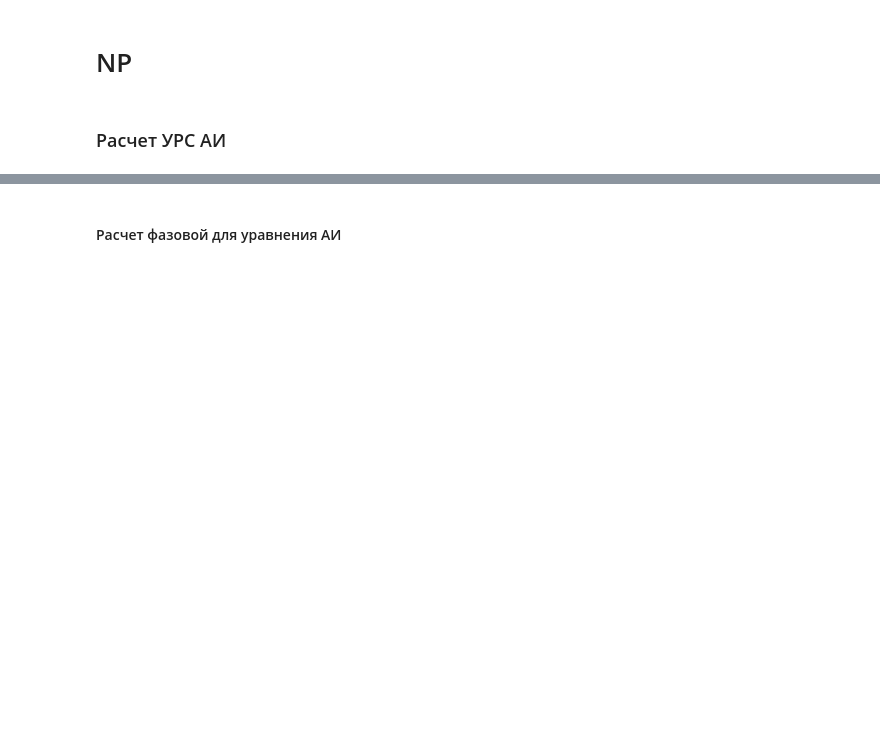
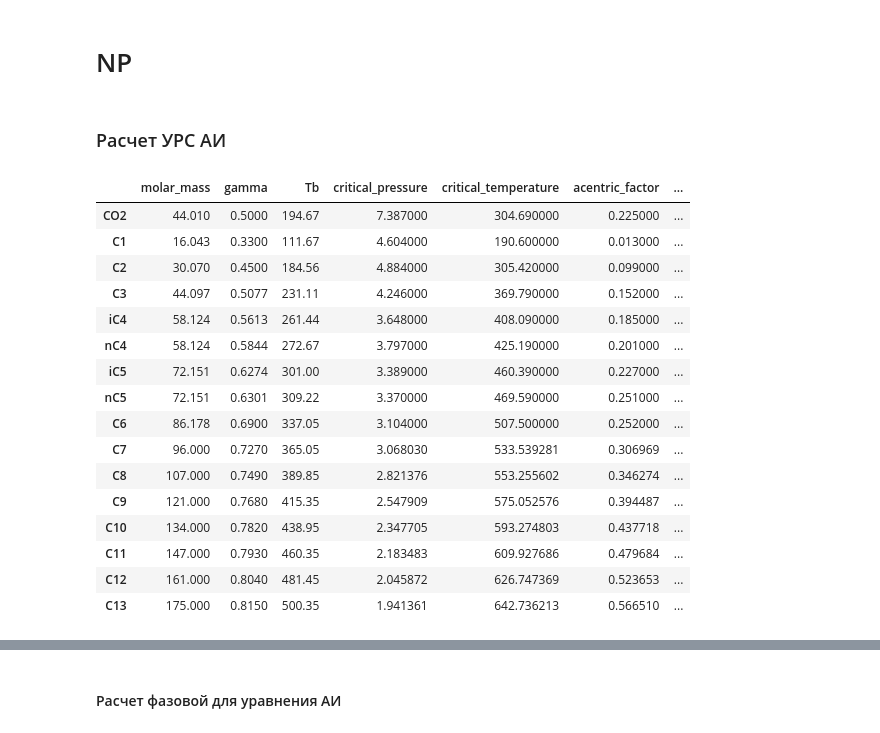
Before and after one commit to SidorenkoDD/BlackBoxFluid, a Jupyter notebook: code/notebook diss.ipynb, the cells around one changed output, grey strips where cells are left out. Cells and saved outputs as stored; diff of their text form; code cells hidden in the pictures; blank space fills up the shorter version.

```diff
--- a/code/notebook diss.ipynb
+++ b/code/notebook diss.ipynb
@@ -198,5 +198,32 @@ np_dict = excel_loader.load(header=True, sheet='to_model')
 # %% [markdown]
 ### Расчет УРС АИ
 # %%
-base_comp = Composition(np_dict)
+base_comp = Composition(np_dict, c6_plus_correlations= {'critical_temperature': 'pedersen',
+                                                    'critical_pressure': 'pedersen',
+                                                    'acentric_factor': 'rizari_al_sahhaf',
+                                                    'critical_volume': 'hall_yarborough',
+                                                    'k_watson': 'k_watson',
+                                                    'shift_parameter': 'jhaveri_youngren'})
 model_ai = CompositionalModel(base_comp, eos = 'BRSEOS')
+# %%
+edit_comp = base_comp
+# %%
+edit_comp.COMPOSITION_PROPERTIES
+# %% [output]
+|  | molar_mass | gamma | Tb | critical_pressure | critical_temperature | acentric_factor | ... |
+| CO2 | 44.010 | 0.5000 | 194.67 | 7.387000 | 304.690000 | 0.225000 | ... |
+| C1 | 16.043 | 0.3300 | 111.67 | 4.604000 | 190.600000 | 0.013000 | ... |
+| C2 | 30.070 | 0.4500 | 184.56 | 4.884000 | 305.420000 | 0.099000 | ... |
+| C3 | 44.097 | 0.5077 | 231.11 | 4.246000 | 369.790000 | 0.152000 | ... |
+| iC4 | 58.124 | 0.5613 | 261.44 | 3.648000 | 408.090000 | 0.185000 | ... |
+| nC4 | 58.124 | 0.5844 | 272.67 | 3.797000 | 425.190000 | 0.201000 | ... |
+| iC5 | 72.151 | 0.6274 | 301.00 | 3.389000 | 460.390000 | 0.227000 | ... |
+| nC5 | 72.151 | 0.6301 | 309.22 | 3.370000 | 469.590000 | 0.251000 | ... |
+| C6 | 86.178 | 0.6900 | 337.05 | 3.104000 | 507.500000 | 0.252000 | ... |
+| C7 | 96.000 | 0.7270 | 365.05 | 3.068030 | 533.539281 | 0.306969 | ... |
+| C8 | 107.000 | 0.7490 | 389.85 | 2.821376 | 553.255602 | 0.346274 | ... |
+| C9 | 121.000 | 0.7680 | 415.35 | 2.547909 | 575.052576 | 0.394487 | ... |
+| C10 | 134.000 | 0.7820 | 438.95 | 2.347705 | 593.274803 | 0.437718 | ... |
+| C11 | 147.000 | 0.7930 | 460.35 | 2.183483 | 609.927686 | 0.479684 | ... |
+| C12 | 161.000 | 0.8040 | 481.45 | 2.045872 | 626.747369 | 0.523653 | ... |
+| C13 | 175.000 | 0.8150 | 500.35 | 1.941361 | 642.736213 | 0.566510 | ... |
```
Also changed, not shown: parts of 10 cells of this notebook, 3 other files.
